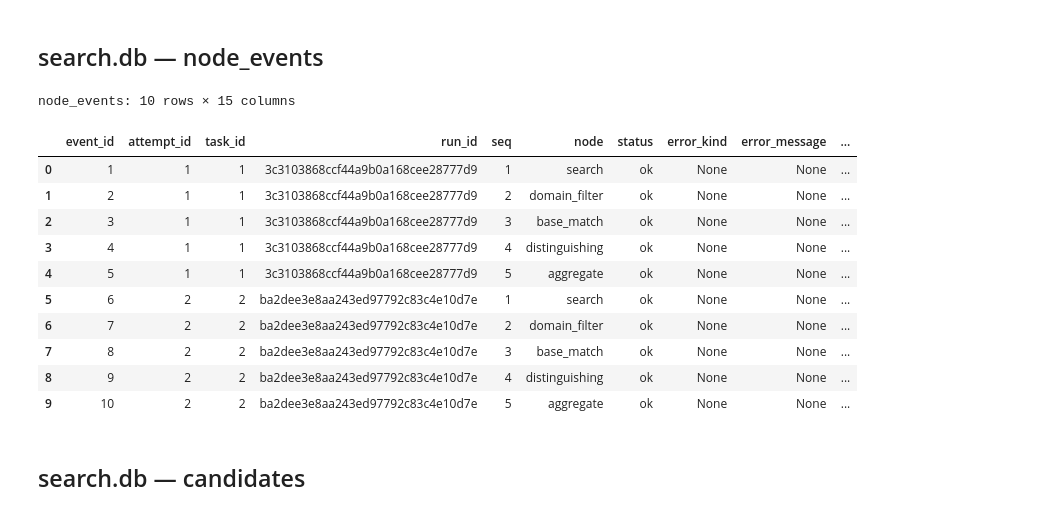
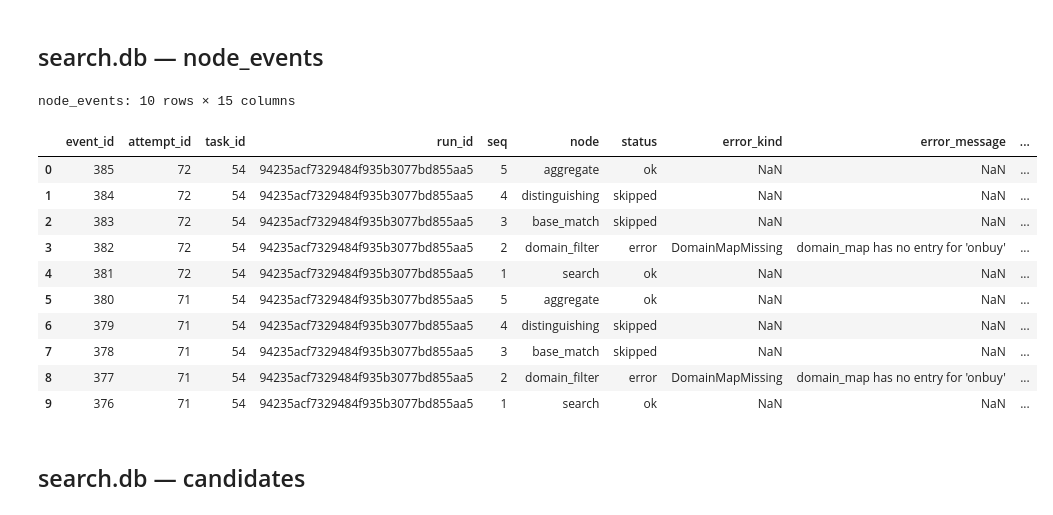
Before and after one commit to Kumoyyds/competitor_product_search, a Jupyter notebook: src/search/script/inspect_tables.ipynb, the cells around one changed output. Saved outputs shown, nothing was run; the diff lists cells and outputs as text; code cells hidden in the pictures.

```diff
--- a/src/search/script/inspect_tables.ipynb
+++ b/src/search/script/inspect_tables.ipynb
@@ -125,20 +163,20 @@ attempts_df = show_query("attempts", "SELECT * FROM attempts", TRACE_CONN)
 # %% [markdown]
 ## search.db — node_events
 # %%
-node_events_df = show_query("node_events", "SELECT * FROM node_events limit 10", TRACE_CONN)
+node_events_df = show_query("node_events", "SELECT * FROM node_events order by started_at DESC limit 10", TRACE_CONN)
 # %% [output]
 node_events: 10 rows × 15 columns
 |  | event_id | attempt_id | task_id | run_id | seq | node | status | error_kind | error_message | ... |
-| 0 | 1 | 1 | 1 | 3c3103868ccf44a9b0a168cee28777d9 | 1 | search | ok | None | None | ... |
-| 1 | 2 | 1 | 1 | 3c3103868ccf44a9b0a168cee28777d9 | 2 | domain_filter | ok | None | None | ... |
-| 2 | 3 | 1 | 1 | 3c3103868ccf44a9b0a168cee28777d9 | 3 | base_match | ok | None | None | ... |
-| 3 | 4 | 1 | 1 | 3c3103868ccf44a9b0a168cee28777d9 | 4 | distinguishing | ok | None | None | ... |
-| 4 | 5 | 1 | 1 | 3c3103868ccf44a9b0a168cee28777d9 | 5 | aggregate | ok | None | None | ... |
-| 5 | 6 | 2 | 2 | ba2dee3e8aa243ed97792c83c4e10d7e | 1 | search | ok | None | None | ... |
-| 6 | 7 | 2 | 2 | ba2dee3e8aa243ed97792c83c4e10d7e | 2 | domain_filter | ok | None | None | ... |
-| 7 | 8 | 2 | 2 | ba2dee3e8aa243ed97792c83c4e10d7e | 3 | base_match | ok | None | None | ... |
-| 8 | 9 | 2 | 2 | ba2dee3e8aa243ed97792c83c4e10d7e | 4 | distinguishing | ok | None | None | ... |
-| 9 | 10 | 2 | 2 | ba2dee3e8aa243ed97792c83c4e10d7e | 5 | aggregate | ok | None | None | ... |
+| 0 | 385 | 72 | 54 | 94235acf7329484f935b3077bd855aa5 | 5 | aggregate | ok | NaN | NaN | ... |
+| 1 | 384 | 72 | 54 | 94235acf7329484f935b3077bd855aa5 | 4 | distinguishing | skipped | NaN | NaN | ... |
+| 2 | 383 | 72 | 54 | 94235acf7329484f935b3077bd855aa5 | 3 | base_match | skipped | NaN | NaN | ... |
+| 3 | 382 | 72 | 54 | 94235acf7329484f935b3077bd855aa5 | 2 | domain_filter | error | DomainMapMissing | domain_map has no entry for 'onbuy' | ... |
+| 4 | 381 | 72 | 54 | 94235acf7329484f935b3077bd855aa5 | 1 | search | ok | NaN | NaN | ... |
+| 5 | 380 | 71 | 54 | 94235acf7329484f935b3077bd855aa5 | 5 | aggregate | ok | NaN | NaN | ... |
+| 6 | 379 | 71 | 54 | 94235acf7329484f935b3077bd855aa5 | 4 | distinguishing | skipped | NaN | NaN | ... |
+| 7 | 378 | 71 | 54 | 94235acf7329484f935b3077bd855aa5 | 3 | base_match | skipped | NaN | NaN | ... |
+| 8 | 377 | 71 | 54 | 94235acf7329484f935b3077bd855aa5 | 2 | domain_filter | error | DomainMapMissing | domain_map has no entry for 'onbuy' | ... |
+| 9 | 376 | 71 | 54 | 94235acf7329484f935b3077bd855aa5 | 1 | search | ok | NaN | NaN | ... |
 # %% [markdown]
 ## search.db — candidates
 # %%
```
Also changed, not shown: parts of 6 cells of this notebook, 34 other files.
